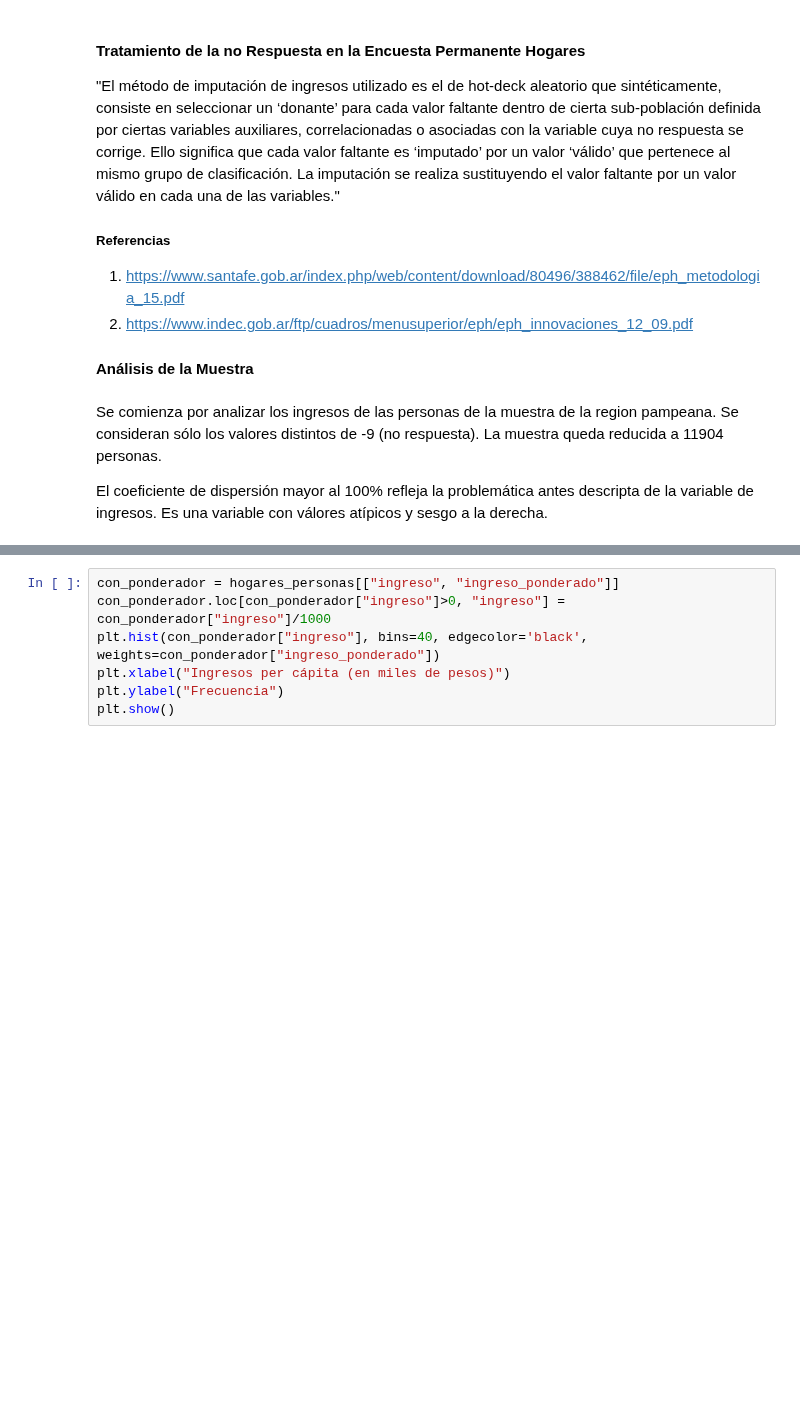
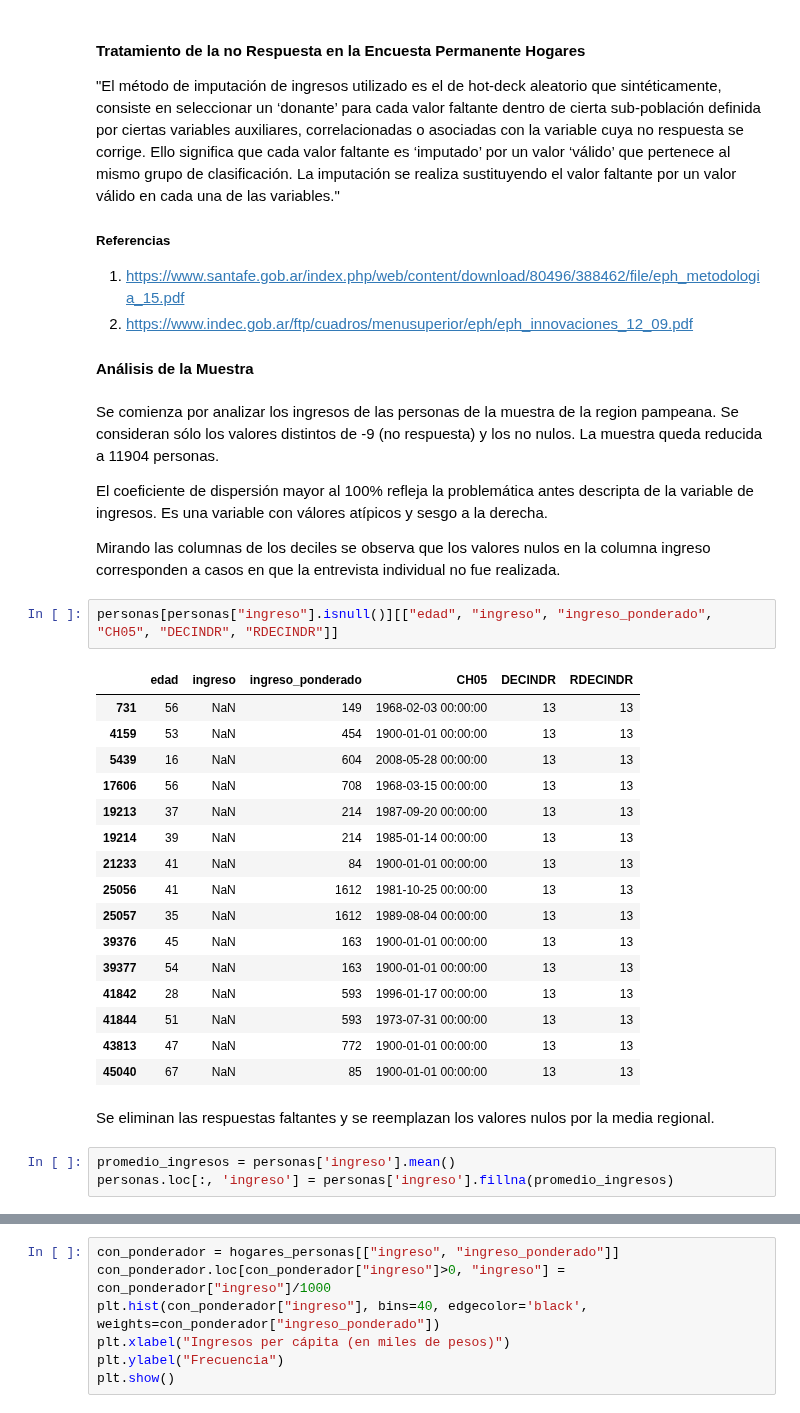
Before and after one commit to LMatiPerez/AnalisisDeDatosI_G5, a Jupyter notebook: graficos_grupo_5.ipynb, the cells around one changed output, grey strips where cells are left out. Saved outputs shown, nothing was run; the diff lists cells and outputs as text; blank space fills up the shorter version.

```diff
--- a/graficos_grupo_5.ipynb
+++ b/graficos_grupo_5.ipynb
@@ -41,10 +41,36 @@ variables."
 
 #### Análisis de la Muestra
 # %% [markdown]
-Se comienza por analizar los ingresos de las personas de la muestra de la region pampeana. Se consideran sólo los valores distintos de -9 (no respuesta).
+Se comienza por analizar los ingresos de las personas de la muestra de la region pampeana. Se consideran sólo los valores distintos de -9 (no respuesta) y los no nulos.
 La muestra queda reducida a 11904 personas.
 
 El coeficiente de dispersión mayor al 100% refleja la problemática antes descripta de la variable de ingresos. Es una variable con válores atípicos y sesgo a la derecha.
+
+Mirando las columnas de los deciles se observa que los valores nulos en la columna ingreso corresponden a casos en que la entrevista individual no fue realizada.
+# %%
+personas[personas["ingreso"].isnull()][["edad", "ingreso", "ingreso_ponderado", "CH05", "DECINDR", "RDECINDR"]]
+# %% [output]
+|  | edad | ingreso | ingreso_ponderado | CH05 | DECINDR | RDECINDR |
+| 731 | 56 | NaN | 149 | 1968-02-03 00:00:00 | 13 | 13 |
+| 4159 | 53 | NaN | 454 | 1900-01-01 00:00:00 | 13 | 13 |
+| 5439 | 16 | NaN | 604 | 2008-05-28 00:00:00 | 13 | 13 |
+| 17606 | 56 | NaN | 708 | 1968-03-15 00:00:00 | 13 | 13 |
+| 19213 | 37 | NaN | 214 | 1987-09-20 00:00:00 | 13 | 13 |
+| 19214 | 39 | NaN | 214 | 1985-01-14 00:00:00 | 13 | 13 |
+| 21233 | 41 | NaN | 84 | 1900-01-01 00:00:00 | 13 | 13 |
+| 25056 | 41 | NaN | 1612 | 1981-10-25 00:00:00 | 13 | 13 |
+| 25057 | 35 | NaN | 1612 | 1989-08-04 00:00:00 | 13 | 13 |
+| 39376 | 45 | NaN | 163 | 1900-01-01 00:00:00 | 13 | 13 |
+| 39377 | 54 | NaN | 163 | 1900-01-01 00:00:00 | 13 | 13 |
+| 41842 | 28 | NaN | 593 | 1996-01-17 00:00:00 | 13 | 13 |
+| 41844 | 51 | NaN | 593 | 1973-07-31 00:00:00 | 13 | 13 |
+| 43813 | 47 | NaN | 772 | 1900-01-01 00:00:00 | 13 | 13 |
+| 45040 | 67 | NaN | 85 | 1900-01-01 00:00:00 | 13 | 13 |
+# %% [markdown]
+Se eliminan las respuestas faltantes y se reemplazan los valores nulos por la media regional.
+# %%
+promedio_ingresos = personas['ingreso'].mean()
+personas.loc[:, 'ingreso'] = personas['ingreso'].fillna(promedio_ingresos)
 # %%
 print("Coeficiente de dispersión:", (hogares_personas[hogares_personas["ingreso"] !=-9][["ingreso"]].std()/hogares_personas[hogares_personas["ingreso"] !=-9][["ingreso"]].mean()).values)
 print("Media:", hogares_personas[hogares_personas["ingreso"] !=-9][["ingreso"]].mean().values)
```
Also changed, not shown: parts of 6 cells of this notebook.
